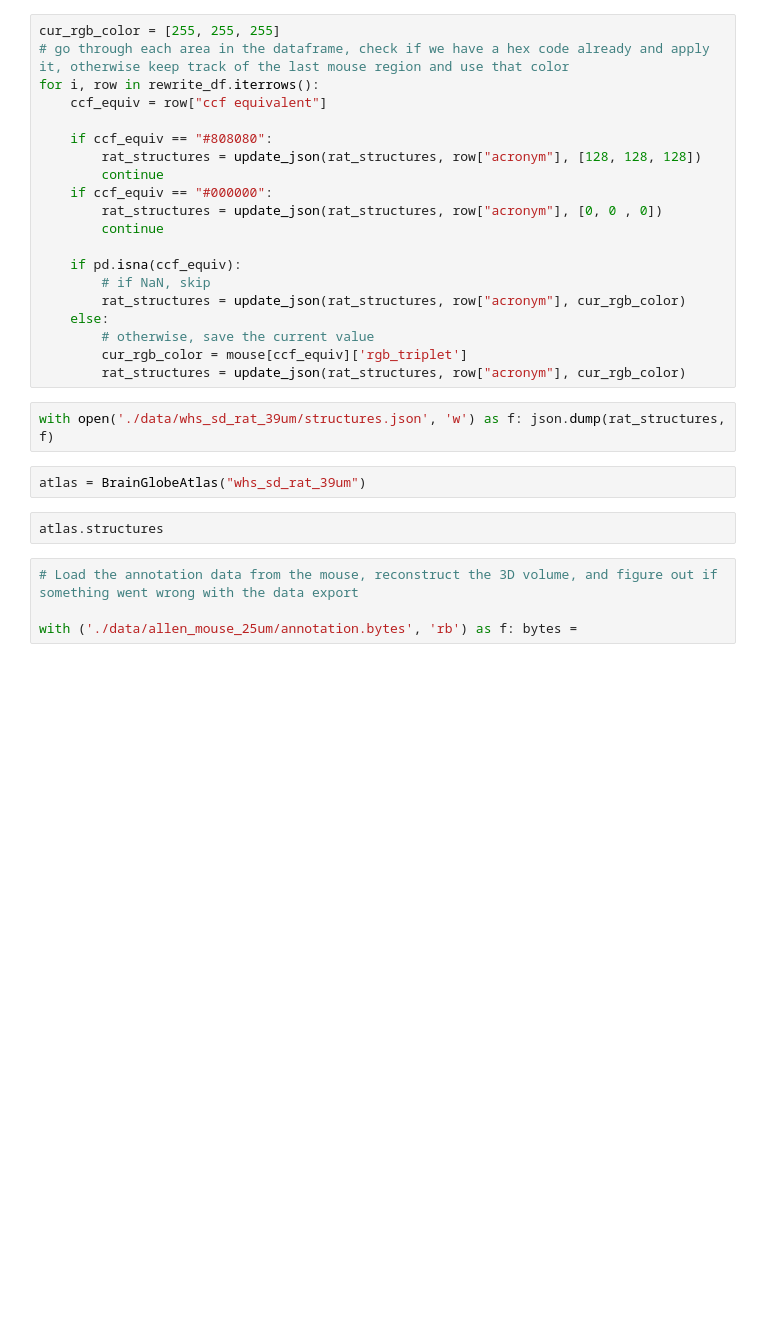
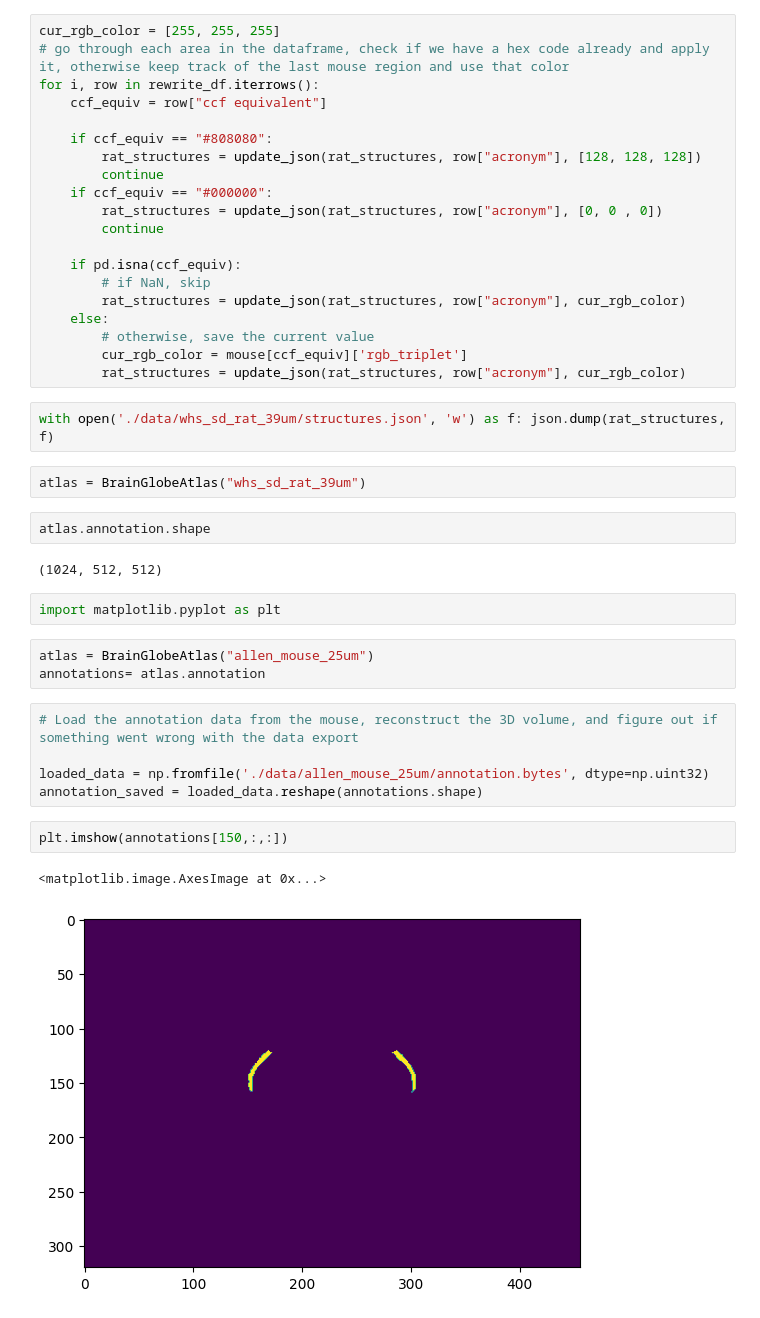
Before and after one commit to VirtualBrainLab/BrainAtlas, a Jupyter notebook: Pipelines/test_conversion.ipynb, the cells around one changed output. Cells and saved outputs as stored; diff of their text form; blank space fills up the shorter version.

```diff
--- a/Pipelines/test_conversion.ipynb
+++ b/Pipelines/test_conversion.ipynb
@@ -418,9 +418,22 @@ for i, row in rewrite_df.iterrows():
 with open('./data/whs_sd_rat_39um/structures.json', 'w') as f: json.dump(rat_structures, f)
 # %%
 atlas = BrainGlobeAtlas("whs_sd_rat_39um")
-# %%
-atlas.structures
+# %%
+atlas.annotation.shape
+# %% [output]
+(1024, 512, 512)
+# %%
+import matplotlib.pyplot as plt
+# %%
+atlas = BrainGlobeAtlas("allen_mouse_25um")
+annotations= atlas.annotation
 # %%
 # Load the annotation data from the mouse, reconstruct the 3D volume, and figure out if something went wrong with the data export
 
-with ('./data/allen_mouse_25um/annotation.bytes', 'rb') as f: bytes =
+loaded_data = np.fromfile('./data/allen_mouse_25um/annotation.bytes', dtype=np.uint32)
+annotation_saved = loaded_data.reshape(annotations.shape)
+# %%
+plt.imshow(annotations[150,:,:])
+# %% [output]
+<matplotlib.image.AxesImage at 0x...>
+[figure, added]
```
Also changed, not shown: parts of 5 cells of this notebook, 1 other file.
